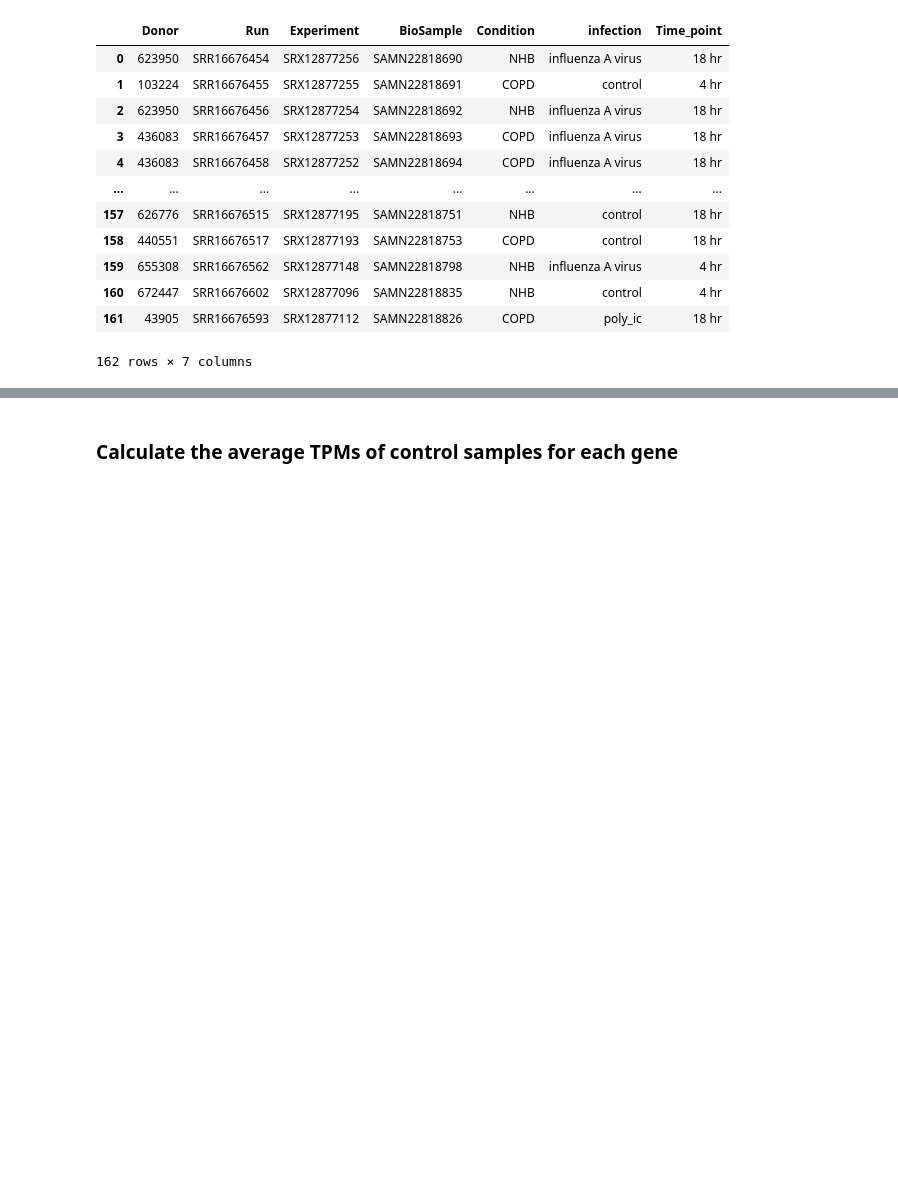
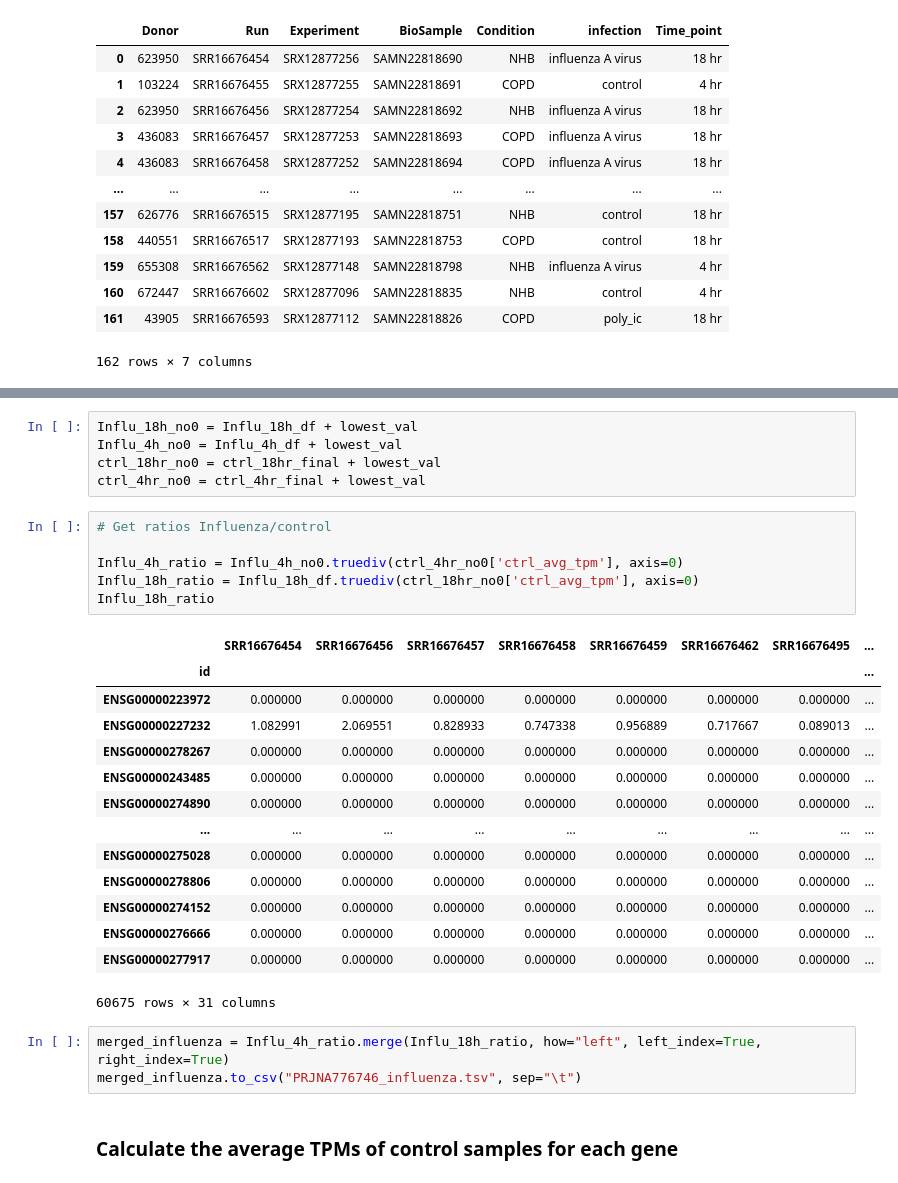
Before and after one commit to bos-lab/ANTIVIRAL-TARGETS, a Jupyter notebook: results/PRJNA776746/jupyter_analyses/tpm_delta.ipynb, the cells around one changed output, grey strips where cells are left out. Cells and saved outputs as stored; diff of their text form; blank space fills up the shorter version.

```diff
--- a/results/PRJNA776746/jupyter_analyses/tpm_delta.ipynb
+++ b/results/PRJNA776746/jupyter_analyses/tpm_delta.ipynb
@@ -60,3 +176,32 @@ sub_mdata
+# %%
+Influ_18h_no0 = Influ_18h_df + lowest_val
+Influ_4h_no0 = Influ_4h_df + lowest_val
+ctrl_18hr_no0 = ctrl_18hr_final + lowest_val
+ctrl_4hr_no0 = ctrl_4hr_final + lowest_val
+# %%
+# Get ratios Influenza/control
+
+Influ_4h_ratio = Influ_4h_no0.truediv(ctrl_4hr_no0['ctrl_avg_tpm'], axis=0)
+Influ_18h_ratio = Influ_18h_df.truediv(ctrl_18hr_no0['ctrl_avg_tpm'], axis=0)
+Influ_18h_ratio
+# %% [output]
+|  | SRR16676454 | SRR16676456 | SRR16676457 | SRR16676458 | SRR16676459 | SRR16676462 | SRR16676495 | ... |
+| id |  |  |  |  |  |  |  | ... |
+| ENSG00000223972 | 0.000000 | 0.000000 | 0.000000 | 0.000000 | 0.000000 | 0.000000 | 0.000000 | ... |
+| ENSG00000227232 | 1.082991 | 2.069551 | 0.828933 | 0.747338 | 0.956889 | 0.717667 | 0.089013 | ... |
+| ENSG00000278267 | 0.000000 | 0.000000 | 0.000000 | 0.000000 | 0.000000 | 0.000000 | 0.000000 | ... |
+| ENSG00000243485 | 0.000000 | 0.000000 | 0.000000 | 0.000000 | 0.000000 | 0.000000 | 0.000000 | ... |
+| ENSG00000274890 | 0.000000 | 0.000000 | 0.000000 | 0.000000 | 0.000000 | 0.000000 | 0.000000 | ... |
+| ... | ... | ... | ... | ... | ... | ... | ... | ... |
+| ENSG00000275028 | 0.000000 | 0.000000 | 0.000000 | 0.000000 | 0.000000 | 0.000000 | 0.000000 | ... |
+| ENSG00000278806 | 0.000000 | 0.000000 | 0.000000 | 0.000000 | 0.000000 | 0.000000 | 0.000000 | ... |
+| ENSG00000274152 | 0.000000 | 0.000000 | 0.000000 | 0.000000 | 0.000000 | 0.000000 | 0.000000 | ... |
+| ENSG00000276666 | 0.000000 | 0.000000 | 0.000000 | 0.000000 | 0.000000 | 0.000000 | 0.000000 | ... |
+| ENSG00000277917 | 0.000000 | 0.000000 | 0.000000 | 0.000000 | 0.000000 | 0.000000 | 0.000000 | ... |
+60675 rows × 31 columns
+# %%
+merged_influenza = Influ_4h_ratio.merge(Influ_18h_ratio, how="left", left_index=True, right_index=True)
+merged_influenza.to_csv("PRJNA776746_influenza.tsv", sep="\t")
 # %% [markdown]
 ### Calculate the average TPMs of control samples for each gene
 # %%
```
Also changed, not shown: parts of 12 cells of this notebook.
